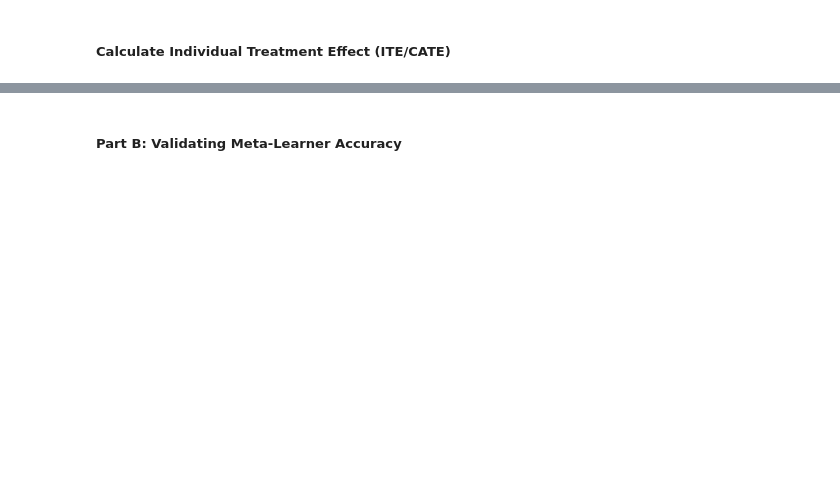
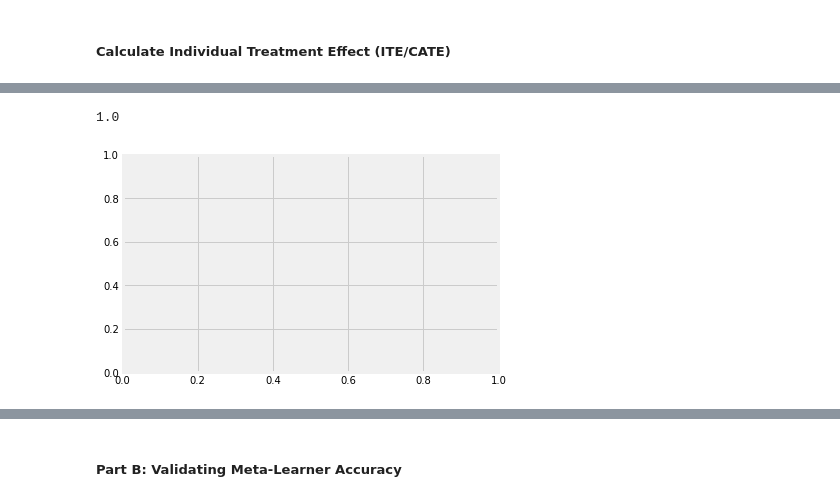
Before and after one commit to viswanath57/CausalML-A-Python-Package, a Jupyter notebook: Average & Conditional Average Treatment Effects.ipynb, the cells around one changed output, grey strips where cells are left out. Cells and saved outputs as stored; diff of their text form; code cells hidden in the pictures; blank space fills up the shorter version.

```diff
--- a/Average & Conditional Average Treatment Effects.ipynb
+++ b/Average & Conditional Average Treatment Effects.ipynb
@@ -387,3 +391,8 @@ cate_r_no_p = learner_r_no_p.fit_predict(X=X, treatment=treatment, y=y)
+# %%
+plt.axes().get_ylim()[1]
+# %% [output]
+1.0
+[figure, added]
 # %%
 alpha=0.2
 bins=30
```
Also changed, not shown: parts of 35 cells of this notebook.
